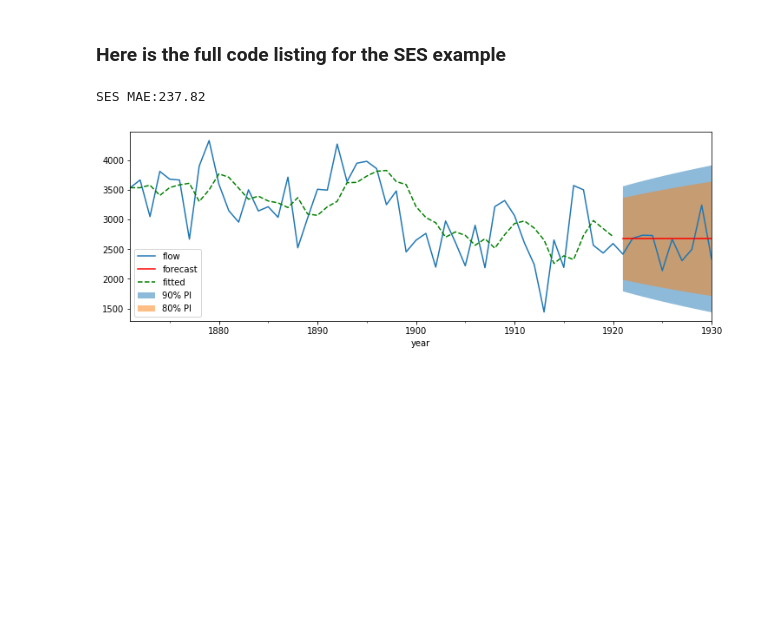
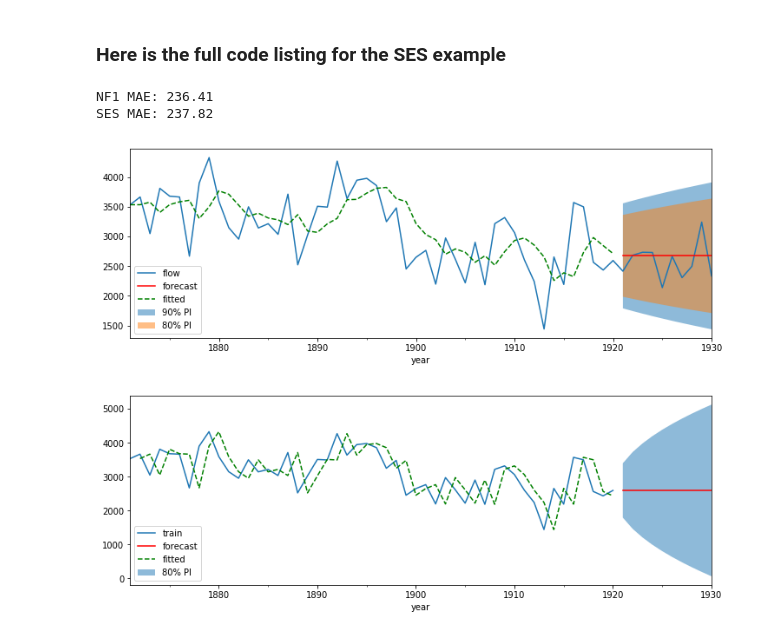
Before and after one commit to TomMonks/psma-forecasting, a Jupyter notebook: Lab_ExpSmoothing.ipynb, the cells around one changed output. Cells and saved outputs as stored; diff of their text form; code cells hidden in the pictures; blank space fills up the shorter version.

```diff
--- a/Lab_ExpSmoothing.ipynb
+++ b/Lab_ExpSmoothing.ipynb
@@ -201,22 +252,37 @@ nile.index.freq = "AS"
 HOLDOUT_OBS = 10
 train, test = nile.iloc[:-HOLDOUT_OBS:], nile.iloc[-HOLDOUT_OBS:]
 
+#baseline model
+HORIZON=10
+nf1 = Naive1()
+nf1.fit(train['flow'])
+nf1_preds = nf1.predict(10)
+nf1_mae = mean_absolute_error(y_true=test['flow'], y_pred=nf1_preds)
+
 #for SES pass in the endog argument as your data - that's it!
 model_ses = ExponentialSmoothing(endog=train['flow'])
 results_ses = model_ses.fit()
-
-#a variable to store how far ahead we will forecast
-#in this case 10 years of nile flow.
-HORIZON=10
 
 #the create the forecast call the get_forecast method like so.
 #the method returns a results object that contains your forecasts.
 forecast = results_ses.get_forecast(steps=HORIZON)
 
-plot_forecast(nile['flow'], results_ses.fittedvalues, forecast)
+#calculate the MAEs for each model.
+ses_mae = mean_absolute_error(y_true=test['flow'], y_pred=forecast.summary_frame()['mean'])
+nf1_mae = mean_absolute_error(y_true=test['flow'], y_pred=nf1_preds)
 
-error = mean_absolute_error(y_true=test['flow'], y_pred=forecast.summary_frame()['mean'])
-print(f'SES MAE:{error:.2f}')
+#print them out
+print(f'NF1 MAE: {nf1_mae:.2f}')
+print(f'SES MAE: {ses_mae:.2f}')
+
+#plot SES
+ax = plot_forecast(nile['flow'], results_ses.fittedvalues, forecast)
 # %% [output]
-SES MAE:237.82
+NF1 MAE: 236.41
+SES MAE: 237.82
 [figure]
+# %%
+#plot naive
+plot_naive_forecast(train['flow'], test['flow'], nf1, HORIZON)
+# %% [output]
+[figure, added]
```
Also changed, not shown: parts of 16 cells of this notebook.
